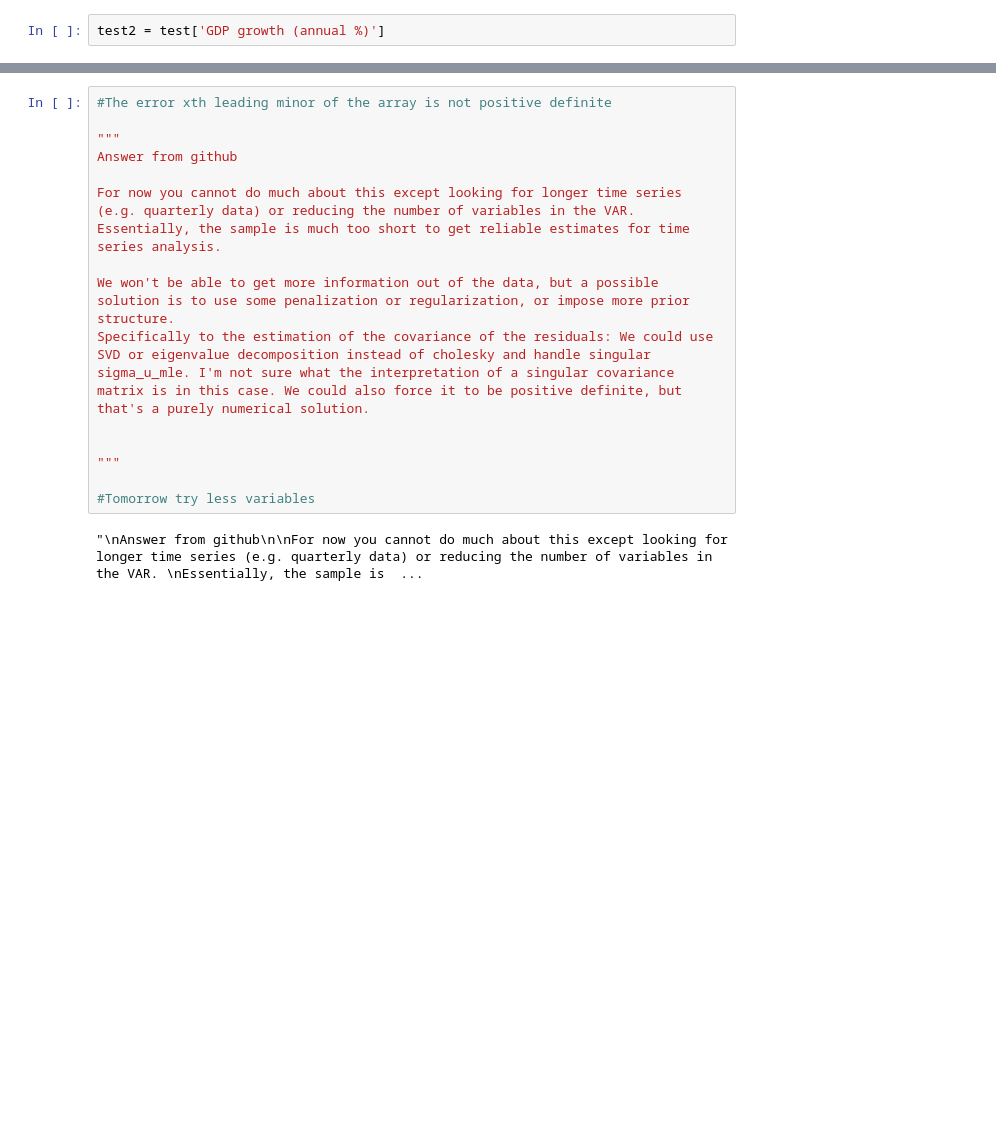
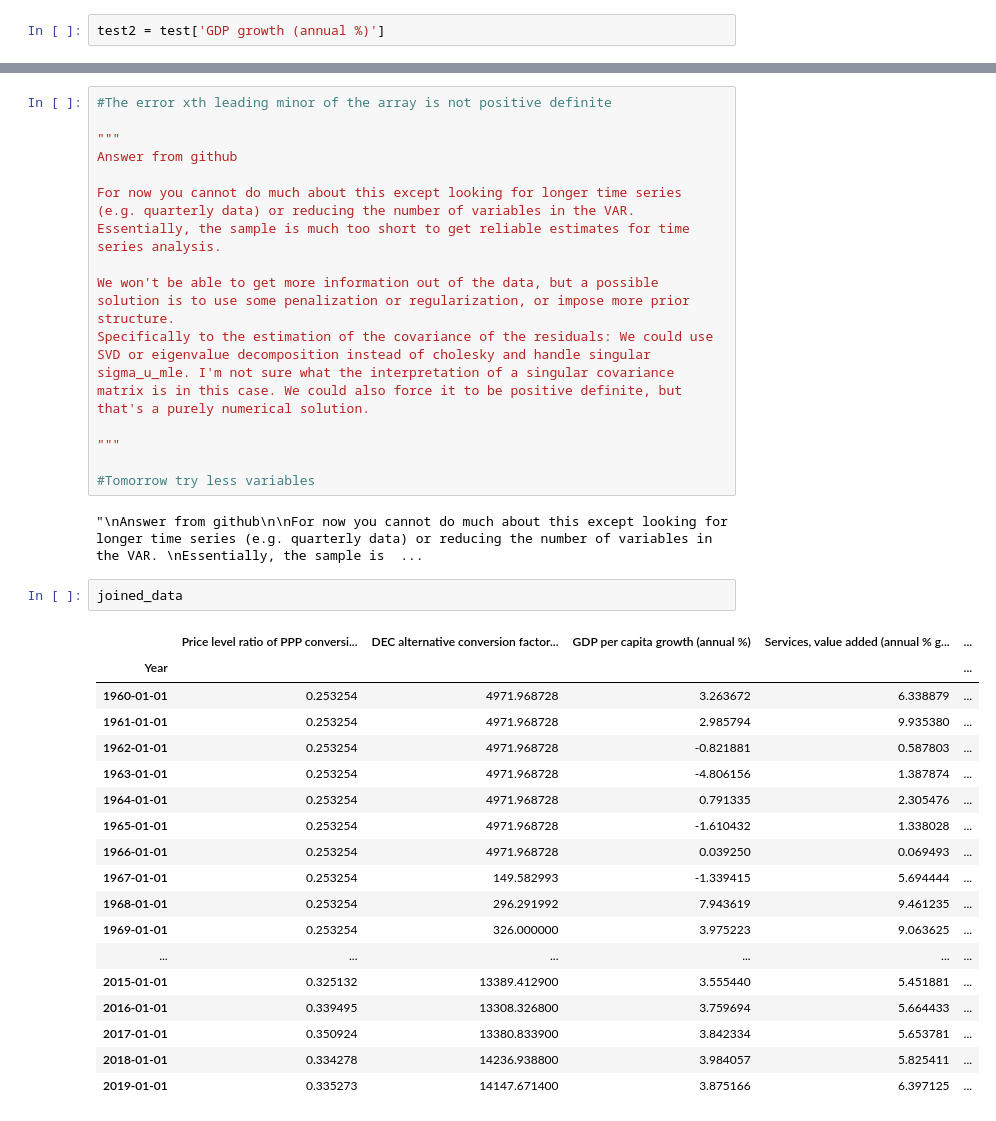
Before and after one commit to FarhanHabibie/UG-Project-Farhan, a Jupyter notebook: VARMA Multivariate.ipynb, the cells around one changed output, grey strips where cells are left out. Cells and saved outputs as stored; diff of their text form; blank space fills up the shorter version.

```diff
--- a/VARMA Multivariate.ipynb
+++ b/VARMA Multivariate.ipynb
@@ -225,9 +235,29 @@ Essentially, the sample is much too short to get reliable estimates for time ser
 We won't be able to get more information out of the data, but a possible solution is to use some penalization or regularization, or impose more prior structure.
 Specifically to the estimation of the covariance of the residuals: We could use SVD or eigenvalue decomposition instead of cholesky and handle singular sigma_u_mle. I'm not sure what the interpretation of a singular covariance matrix is in this case. We could also force it to be positive definite, but that's a purely numerical solution.
 
-
 """
 
 #Tomorrow try less variables
 # %% [output]
 "\nAnswer from github\n\nFor now you cannot do much about this except looking for longer time series (e.g. quarterly data) or reducing the number of variables in the VAR. \nEssentially, the sample is  ...
+# %%
+joined_data
+# %% [output]
+|  | Price level ratio of PPP conversi... | DEC alternative conversion factor... | GDP per capita growth (annual %) | Services, value added (annual % g... | ... |
+| Year |  |  |  |  | ... |
+| 1960-01-01 | 0.253254 | 4971.968728 | 3.263672 | 6.338879 | ... |
+| 1961-01-01 | 0.253254 | 4971.968728 | 2.985794 | 9.935380 | ... |
+| 1962-01-01 | 0.253254 | 4971.968728 | -0.821881 | 0.587803 | ... |
+| 1963-01-01 | 0.253254 | 4971.968728 | -4.806156 | 1.387874 | ... |
+| 1964-01-01 | 0.253254 | 4971.968728 | 0.791335 | 2.305476 | ... |
+| 1965-01-01 | 0.253254 | 4971.968728 | -1.610432 | 1.338028 | ... |
+| 1966-01-01 | 0.253254 | 4971.968728 | 0.039250 | 0.069493 | ... |
+| 1967-01-01 | 0.253254 | 149.582993 | -1.339415 | 5.694444 | ... |
+| 1968-01-01 | 0.253254 | 296.291992 | 7.943619 | 9.461235 | ... |
+| 1969-01-01 | 0.253254 | 326.000000 | 3.975223 | 9.063625 | ... |
+| ... | ... | ... | ... | ... | ... |
+| 2015-01-01 | 0.325132 | 13389.412900 | 3.555440 | 5.451881 | ... |
+| 2016-01-01 | 0.339495 | 13308.326800 | 3.759694 | 5.664433 | ... |
+| 2017-01-01 | 0.350924 | 13380.833900 | 3.842334 | 5.653781 | ... |
+| 2018-01-01 | 0.334278 | 14236.938800 | 3.984057 | 5.825411 | ... |
+| 2019-01-01 | 0.335273 | 14147.671400 | 3.875166 | 6.397125 | ... |
```
Also changed, not shown: parts of 10 cells of this notebook, 6 other files.
